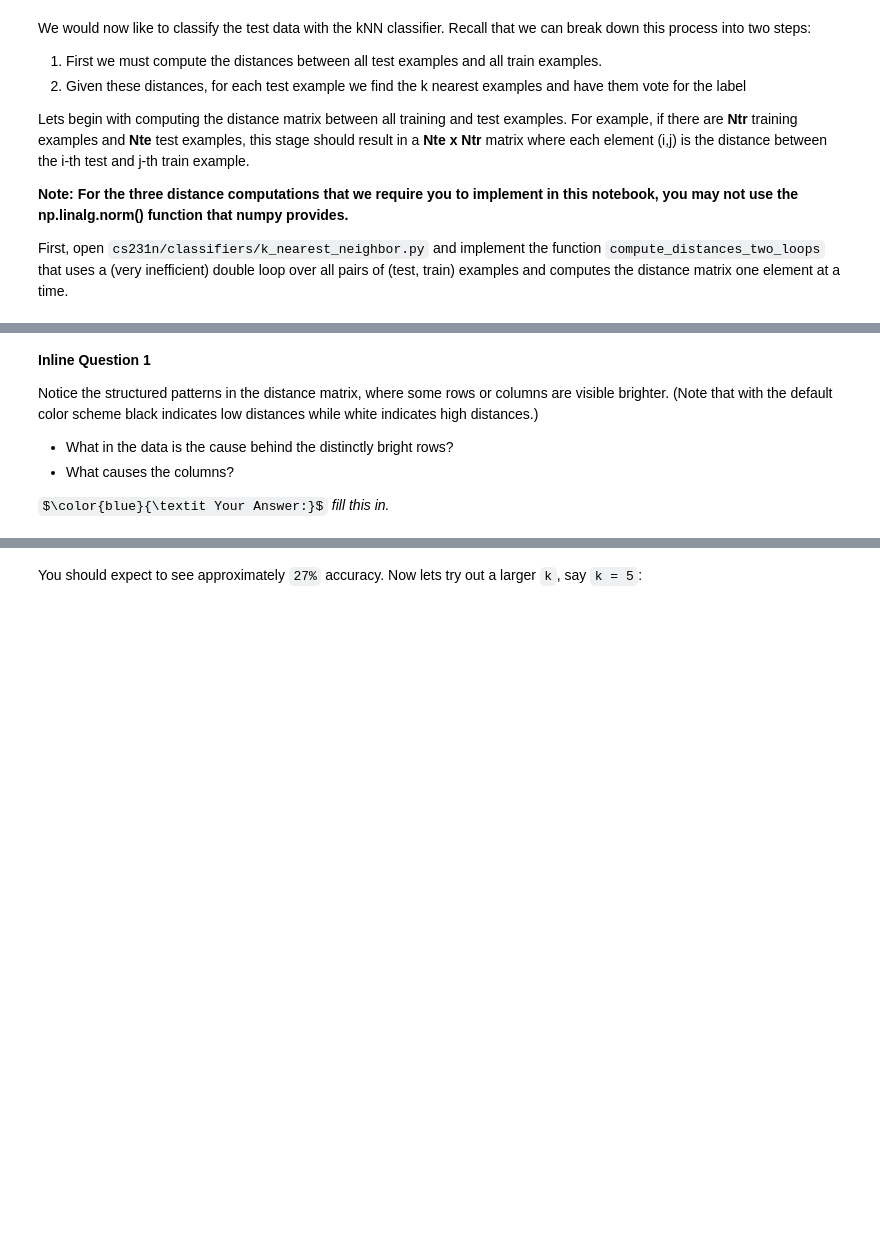
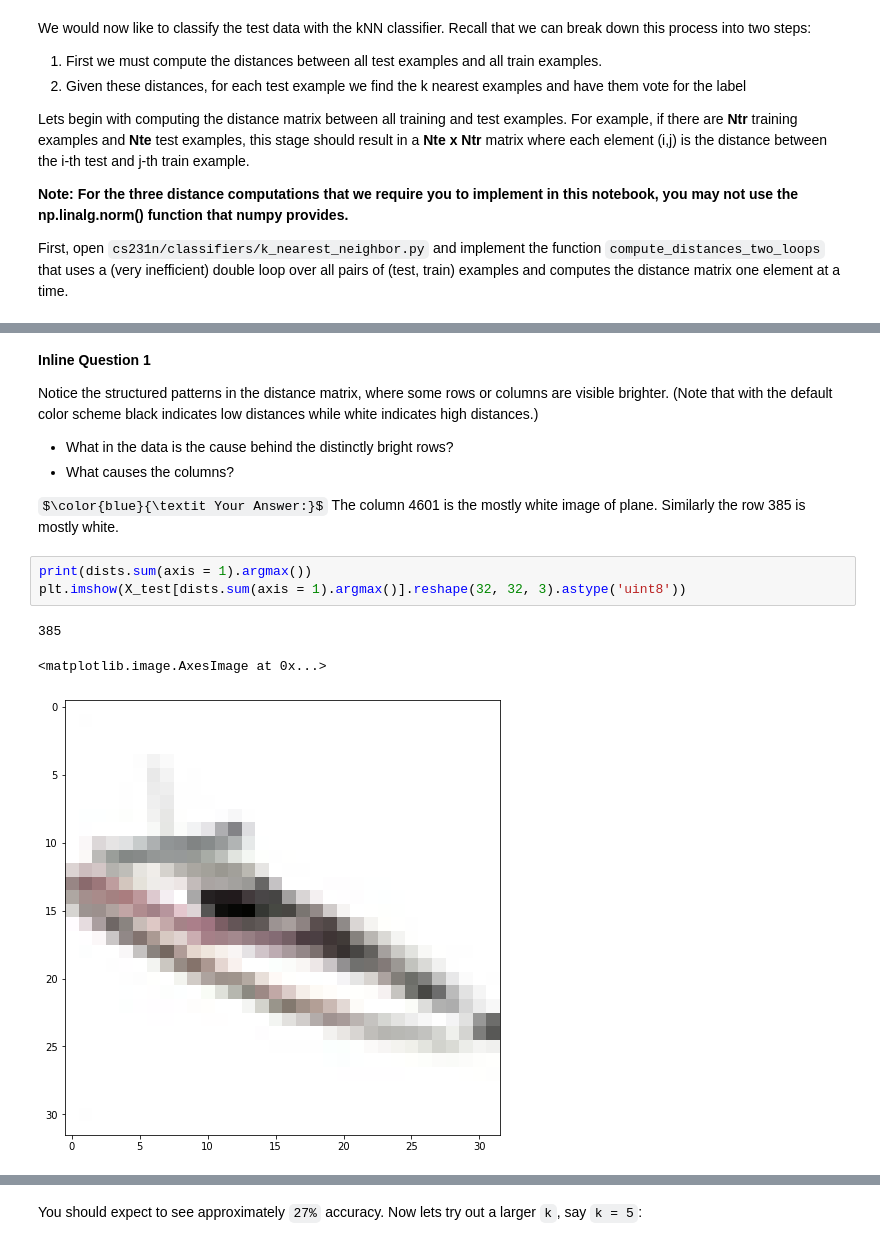
Before and after one commit to mayi-dl-study/dl-study, a Jupyter notebook: kyungchan/assignment1/knn.ipynb, the cells around one changed output, grey strips where cells are left out. Cells and saved outputs as stored; diff of their text form; some formulas as TeX source; blank space fills up the shorter version.

```diff
--- a/kyungchan/assignment1/knn.ipynb
+++ b/kyungchan/assignment1/knn.ipynb
@@ -145,7 +156,14 @@ Notice the structured patterns in the distance matrix, where some rows or column
 - What in the data is the cause behind the distinctly bright rows?
 - What causes the columns?
 
-$\color{blue}{\textit Your Answer:}$ *fill this in.*
+$\color{blue}{\textit Your Answer:}$ The column 4601 is the mostly white image of plane. Similarly the row 385 is mostly white.
+# %%
+print(dists.sum(axis = 1).argmax())
+plt.imshow(X_test[dists.sum(axis = 1).argmax()].reshape(32, 32, 3).astype('uint8'))
+# %% [output]
+385
+<matplotlib.image.AxesImage at 0x...>
+[figure, added]
 # %%
 # Now implement the function predict_labels and run the code below:
 # We use k = 1 (which is Nearest Neighbor).
```
Also changed, not shown: parts of 16 cells of this notebook, 1 other file.
